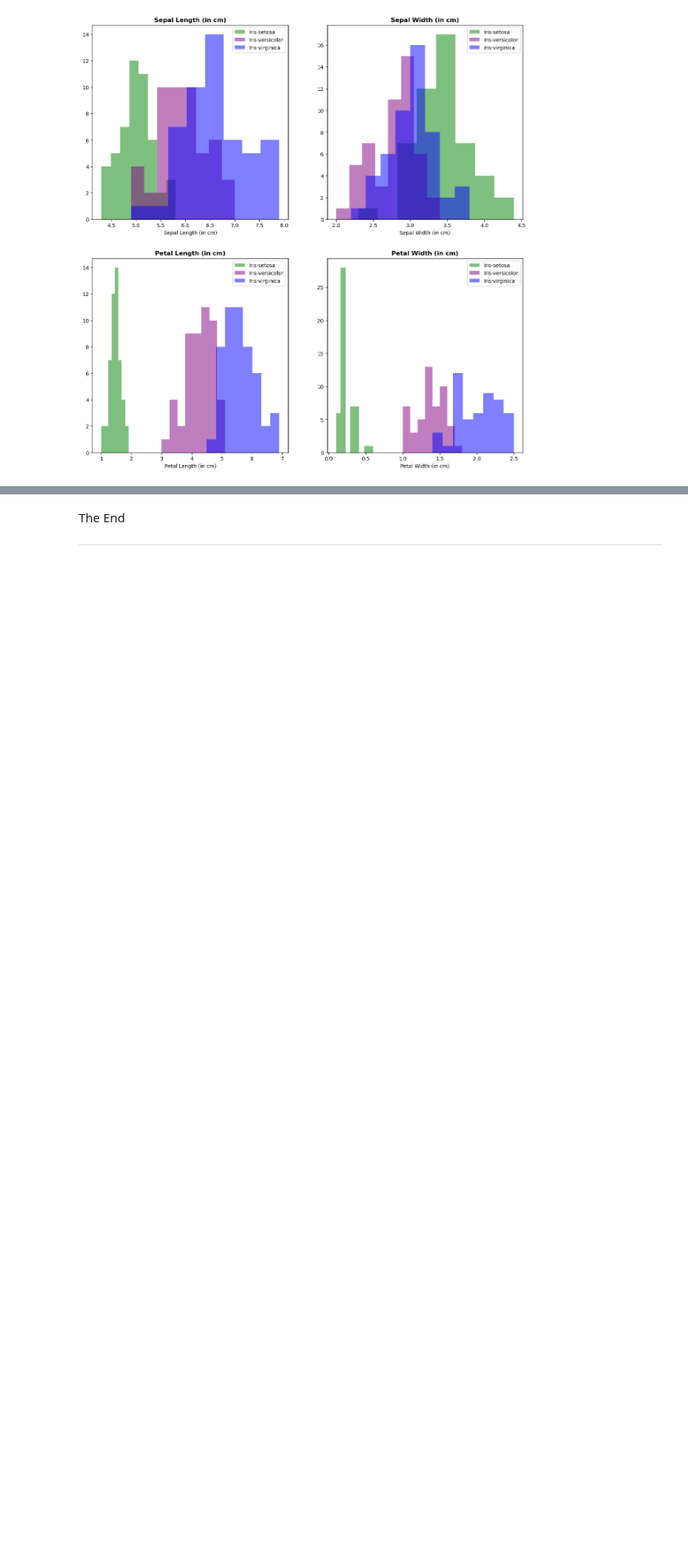
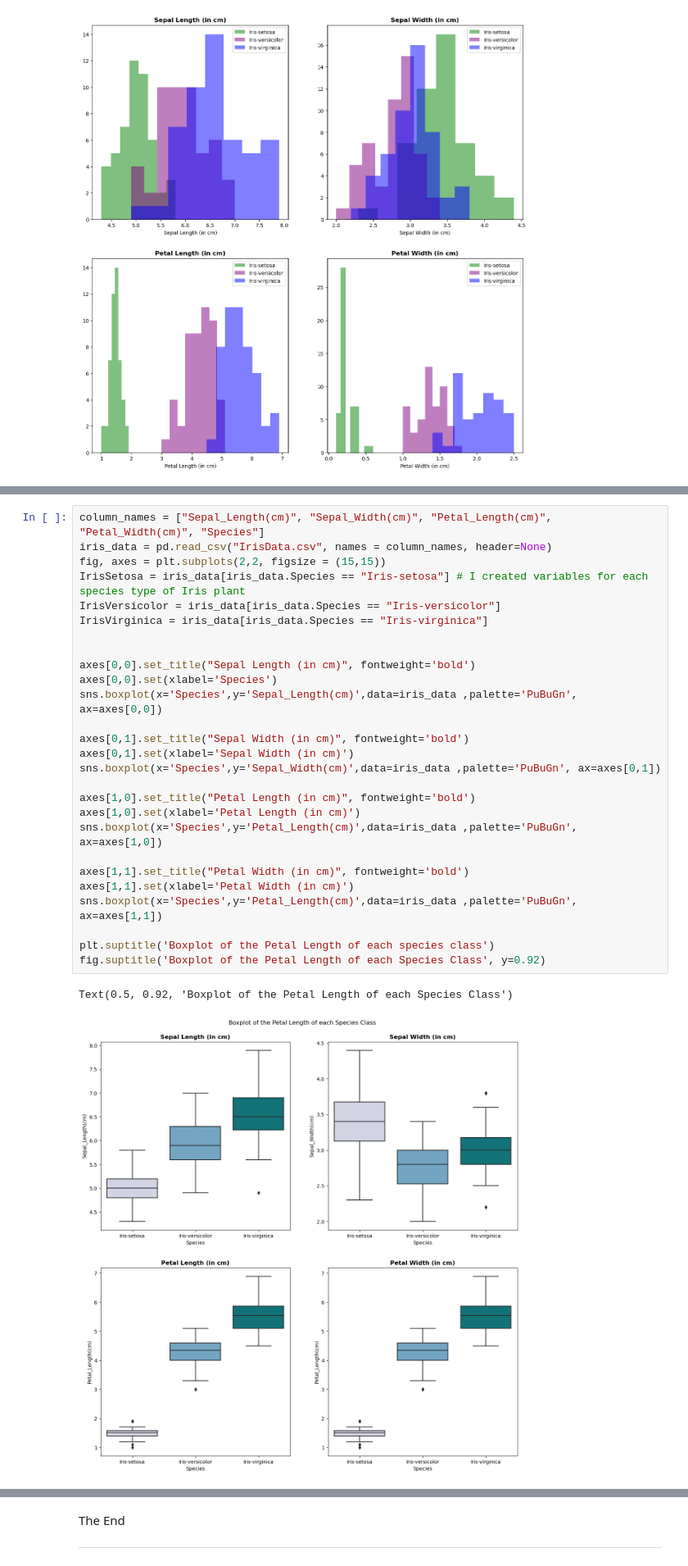
Before and after one commit to rebeccaf1918/FundamentalsOfDA, a Jupyter notebook: Project.ipynb, the cells around one changed output, grey strips where cells are left out. Shown at 82% size. Drawn from its saved outputs; the diff is of its cells as text; blank space fills up the shorter version.

Commit message:
adding boxplots, pairplot and correlation matrix

```diff
--- a/Project.ipynb
+++ b/Project.ipynb
@@ -229,0 +235,30 @@ Text(0.5, 0.92, 'Histograms and Density Plots of each of the Iris Flower charact
+# %%
+column_names = ["Sepal_Length(cm)", "Sepal_Width(cm)", "Petal_Length(cm)", "Petal_Width(cm)", "Species"]
+iris_data = pd.read_csv("IrisData.csv", names = column_names, header=None)
+fig, axes = plt.subplots(2,2, figsize = (15,15))
+IrisSetosa = iris_data[iris_data.Species == "Iris-setosa"] # I created variables for each species type of Iris plant
+IrisVersicolor = iris_data[iris_data.Species == "Iris-versicolor"]
+IrisVirginica = iris_data[iris_data.Species == "Iris-virginica"]
+
+
+axes[0,0].set_title("Sepal Length (in cm)", fontweight='bold')
+axes[0,0].set(xlabel='Species')
+sns.boxplot(x='Species',y='Sepal_Length(cm)',data=iris_data ,palette='PuBuGn', ax=axes[0,0])
+
+axes[0,1].set_title("Sepal Width (in cm)", fontweight='bold')
+axes[0,1].set(xlabel='Sepal Width (in cm)')
+sns.boxplot(x='Species',y='Sepal_Width(cm)',data=iris_data ,palette='PuBuGn', ax=axes[0,1])
+
+axes[1,0].set_title("Petal Length (in cm)", fontweight='bold')
+axes[1,0].set(xlabel='Petal Length (in cm)')
+sns.boxplot(x='Species',y='Petal_Length(cm)',data=iris_data ,palette='PuBuGn', ax=axes[1,0])
+
+axes[1,1].set_title("Petal Width (in cm)", fontweight='bold')
+axes[1,1].set(xlabel='Petal Width (in cm)')
+sns.boxplot(x='Species',y='Petal_Length(cm)',data=iris_data ,palette='PuBuGn', ax=axes[1,1])
+
+plt.suptitle('Boxplot of the Petal Length of each species class')
+fig.suptitle('Boxplot of the Petal Length of each Species Class', y=0.92)
+# %% [output]
+Text(0.5, 0.92, 'Boxplot of the Petal Length of each Species Class')
+[figure, added]
```
Also changed, not shown: parts of 8 cells of this notebook, 2 other files.
